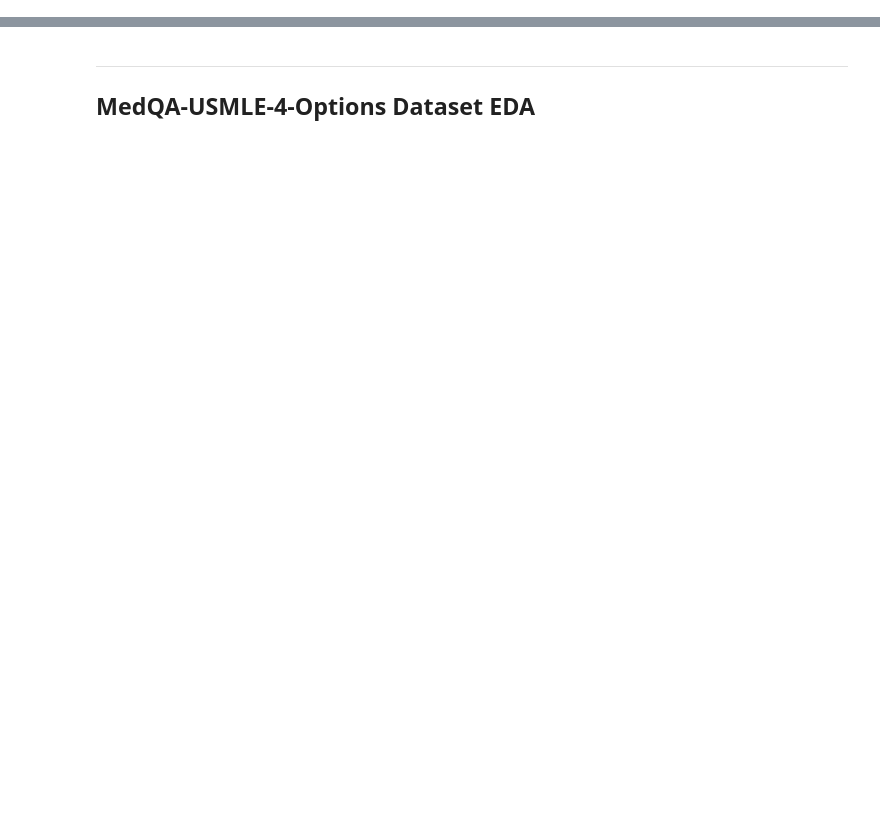
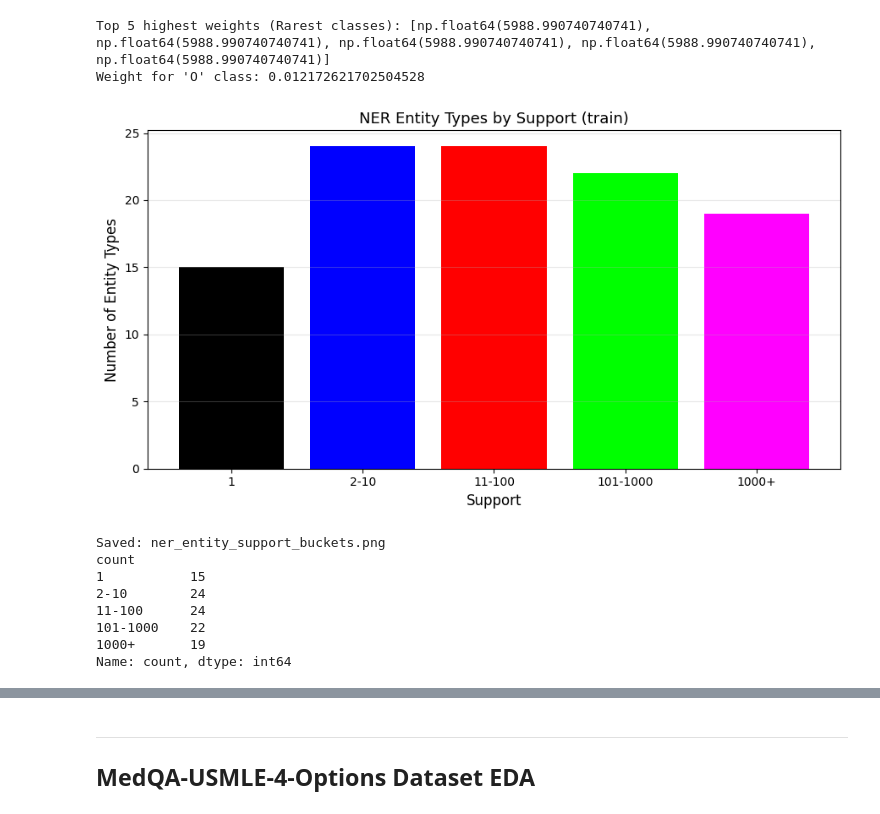
Before and after one commit to vonKleve/csci-e222-final-project, a Jupyter notebook: 00-eda.ipynb, the cells around one changed output, grey strips where cells are left out. Cells and saved outputs as stored; diff of their text form; code cells hidden in the pictures; blank space fills up the shorter version.

```diff
--- a/00-eda.ipynb
+++ b/00-eda.ipynb
@@ -149,61 +162,65 @@ import pandas as pd
 import matplotlib.pyplot as plt
 import numpy as np
 
-# 1. Calculate Exact Class Weights for Training
 all_tags_flat = [tag for sublist in dataset['train']['ner_tags'] for tag in sublist]
 tag_counts = pd.Series(all_tags_flat).value_counts()
 
 num_classes = len(label_list)
 total_samples = tag_counts.sum()
 
-# Formula: Total Samples / (Number of Classes * Samples per Class)
 class_weights_dict = {
     tag: total_samples / (num_classes * count)
     for tag, count in tag_counts.items()
 }
 
-# Map to the label2id order so we can pass it directly to PyTorch
 class_weights = [class_weights_dict.get(id2label[i], 1.0) for i in range(num_classes)]
 
 print("Top 5 highest weights (Rarest classes):", sorted(class_weights, reverse=True)[:5])
 print("Weight for 'O' class:", class_weights_dict.get('O', 1.0))
 
-# 2. Entity Support Bucket Analysis (excluding 'O')
+# Entity Support (excluding 'O')
 entity_counts = tag_counts.drop('O', errors='ignore')
 
 def support_bucket(count):
     if count == 1:
         return '1'
     elif count <= 10:
         return '2-10'
     elif count <= 100:
         return '11-100'
     elif count <= 1000:
         return '101-1000'
     else:
         return '1000+'
 
 buckets = entity_counts.apply(support_bucket)
 bucket_order = ['1', '2-10', '11-100', '101-1000', '1000+']
 bucket_counts = buckets.value_counts().reindex(bucket_order, fill_value=0)
 
 fig, ax = plt.subplots(figsize=(9, 5))
-colors = ['#d62728', '#ff7f0e', '#2ca02c', '#1f77b4', '#9467bd']
-bars = ax.bar(bucket_order, bucket_counts.values, color=colors, alpha=0.85, edgecolor='white')
-for bar, cnt in zip(bars, bucket_counts.values):
-    ax.text(bar.get_x() + bar.get_width() / 2, bar.get_height() + 0.3,
-            str(cnt), ha='center', va='bottom', fontsize=11, fontweight='bold')
-ax.set_xlabel('Support (Token Count in Train Split)', fontsize=12)
+colors = ['#000000', '#0000ff', '#ff0000', '#00ff00', '#ff00ff']
+bars = ax.bar(bucket_order, bucket_counts.values, color=colors)
+ax.set_xlabel('Support', fontsize=12)
 ax.set_ylabel('Number of Entity Types', fontsize=12)
-ax.set_title('NER Entity Types by Support Bucket\nMedMentions MTI881 — Training Set', fontsize=13)
+ax.set_title('NER Entity Types by Support (train)', fontsize=13)
 ax.grid(True, axis='y', alpha=0.3)
 plt.tight_layout()
-plt.savefig('ner_entity_support_buckets.png', dpi=150, bbox_inches='tight')
+plt.savefig('ner_entity_support_buckets.png')
 plt.show()
 print("Saved: ner_entity_support_buckets.png")
-print("\nEntity types per support bucket:")
-for bucket, cnt in bucket_counts.items():
-    print(f"  [{bucket:>8}] tokens: {cnt} entity types")
+print(bucket_counts)
+# %% [output]
+Top 5 highest weights (Rarest classes): [np.float64(5988.990740740741), np.float64(5988.990740740741), np.float64(5988.990740740741), np.float64(5988.990740740741), np.float64(5988.990740740741)]
+Weight for 'O' class: 0.012172621702504528
+[figure, added]
+Saved: ner_entity_support_buckets.png
+count
+1           15
+2-10        24
+11-100      24
+101-1000    22
+1000+       19
+Name: count, dtype: int64
 # %%
 # NER: Token Length Distribution by Split
 fig, ax = plt.subplots(figsize=(12, 5))
```
Also changed, not shown: parts of 9 cells of this notebook.
